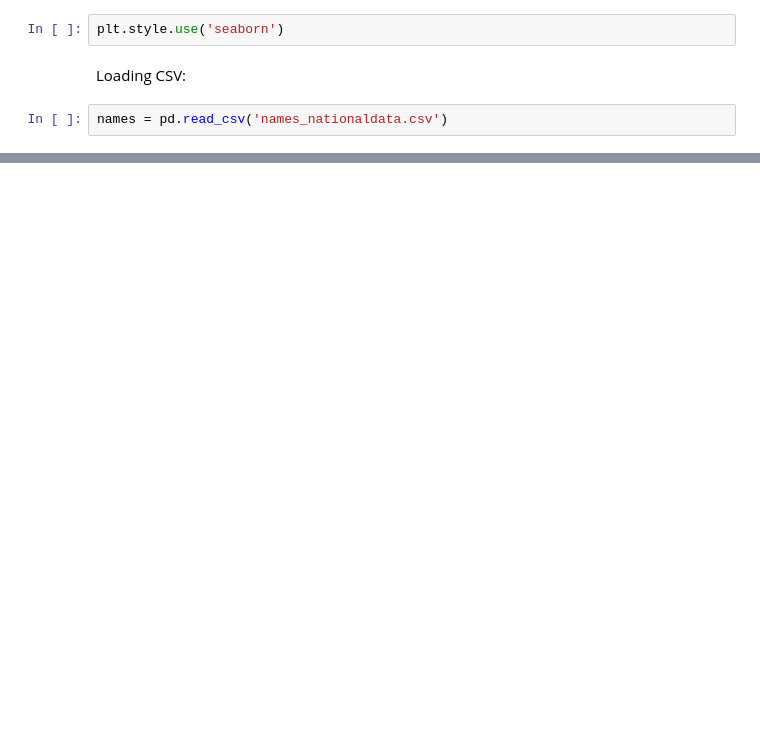
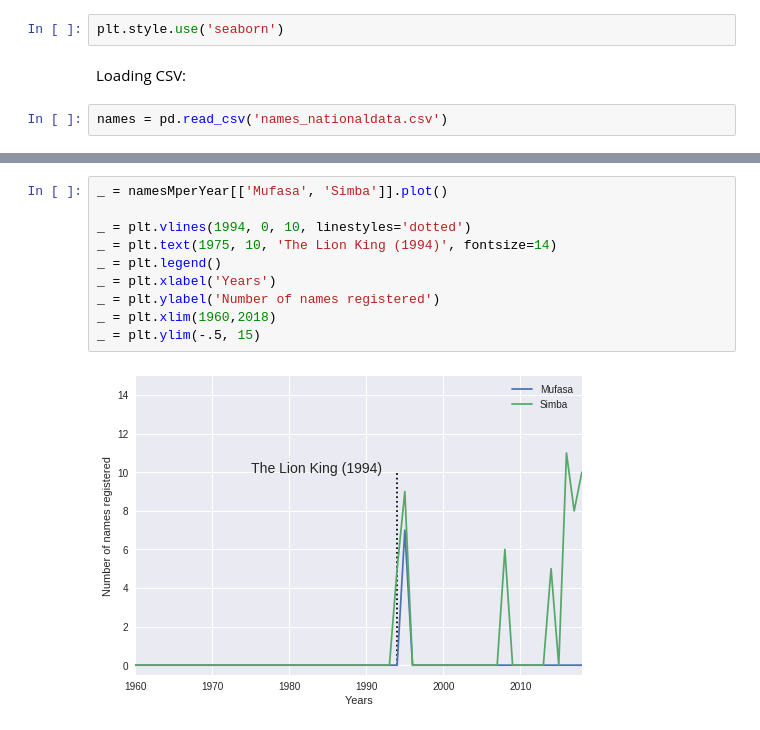
Before and after one commit to danj7/popular_baby_names, a Jupyter notebook: Baby Names - Names and media.ipynb, the cells around one changed output, grey strips where cells are left out. Cells and saved outputs as stored; diff of their text form; blank space fills up the shorter version.

```diff
--- a/Baby Names - Names and media.ipynb
+++ b/Baby Names - Names and media.ipynb
@@ -327,0 +39,12 @@ len(list(set(names1940)))
+# %%
+_ = namesMperYear[['Mufasa', 'Simba']].plot()
+
+_ = plt.vlines(1994, 0, 10, linestyles='dotted')
+_ = plt.text(1975, 10, 'The Lion King (1994)', fontsize=14)
+_ = plt.legend()
+_ = plt.xlabel('Years')
+_ = plt.ylabel('Number of names registered')
+_ = plt.xlim(1960,2018)
+_ = plt.ylim(-.5, 15)
+# %% [output]
+[figure, added]
```
Also changed, not shown: parts of 74 cells of this notebook, 1 other file.
